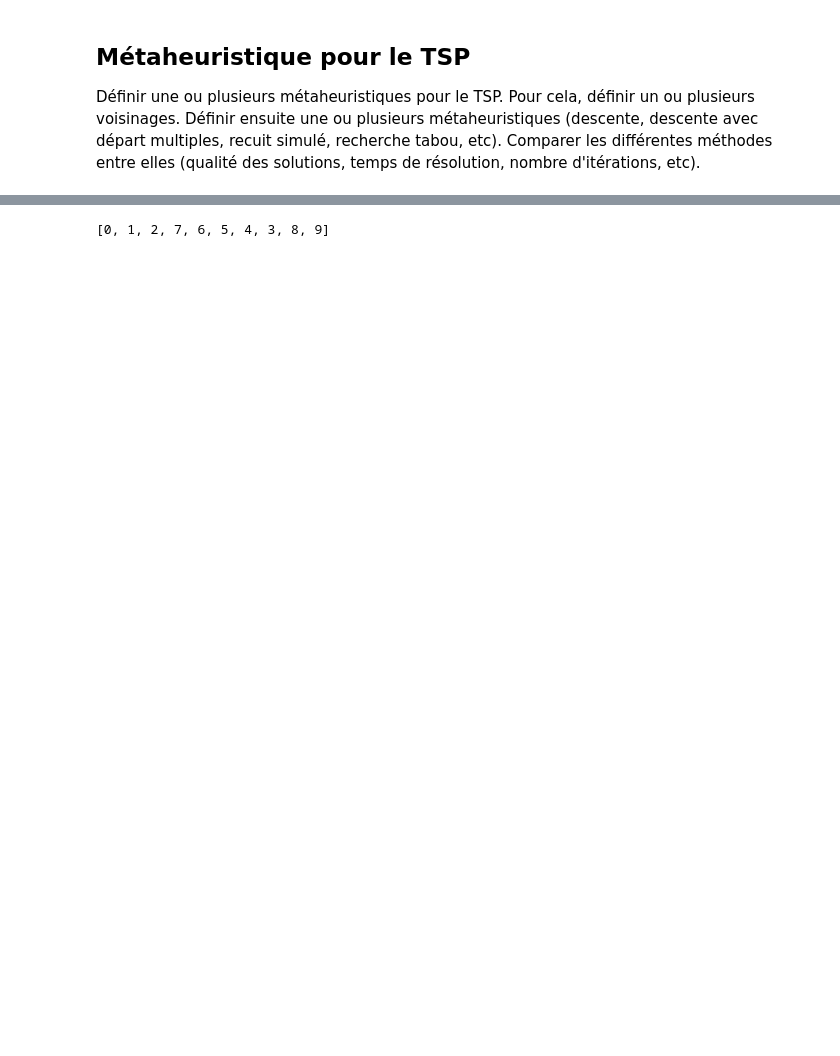
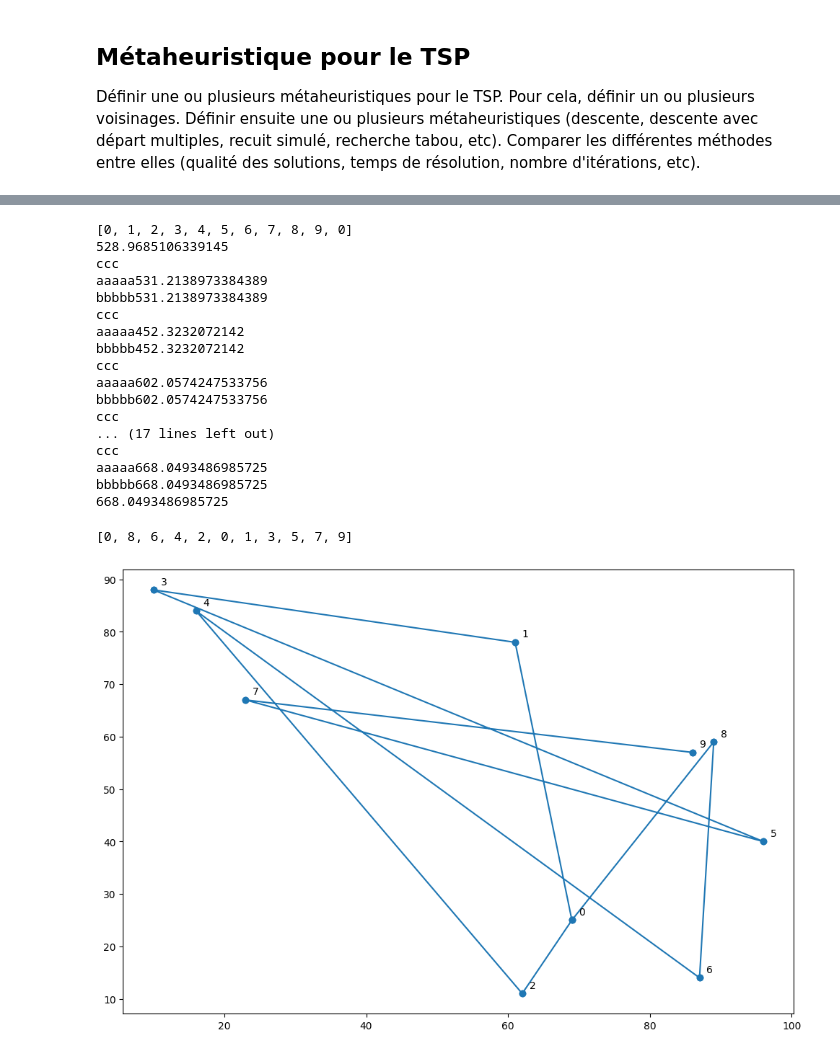
Before and after one commit to LucasAguetai/R5_A11, a Jupyter notebook: tp_aide_decision.ipynb, the cells around one changed output, grey strips where cells are left out. Cells and saved outputs as stored; diff of their text form; code cells hidden in the pictures; blank space fills up the shorter version.

```diff
--- a/tp_aide_decision.ipynb
+++ b/tp_aide_decision.ipynb
@@ -179,22 +179,55 @@ metaheuristique(ins, tour, 1, 2)
 # %%
+tour = list(range(len(ins.coords.x)))
+
 def change_arrete(instance, tour, labels = True) :
     affichage_instance(ins, labels)
     i=0
+    j=0
     tour_avec_retour = tour + [tour[0]]
+    print(tour_avec_retour)
     time = cout_tour(instance, tour_avec_retour)
-    while i<len(tour) :
-        tour_avec_retour[a], tour_avec_retour[b] = tour_avec_retour[b], tour_avec_retour[a]
-        x = [ins.coords.x[p] for p in tour_avec_retour]
-        y = [ins.coords.y[p] for p in tour_avec_retour]
-        plt.plot(x, y, "o-")
-        if cout_tour(ins, tour) > cout_tour(ins, tour_avec_retour) :
-            return tour_avec_retour
-        else :
-            return tour
+    print(time)
+    while i<=len(tour) :
+        while j<=len(tour) :
+            if i==j :
+                j+=1
+            tour_tmp = reverse(tour_avec_retour, i, j)
+            print("aaaaa" + str(cout_tour(instance, tour_tmp)))
+            print("bbbbb" + str(cout_tour(instance, tour_avec_retour)))
+            if cout_tour(instance, tour_tmp) < time :
+                tour_avec_retour = tour_tmp
+            j += 1
+        i +=1
+    x = [ins.coords.x[p] for p in tour_avec_retour]
+    y = [ins.coords.y[p] for p in tour_avec_retour]
+    plt.plot(x, y, "o-")
+    print(cout_tour(instance, tour_avec_retour))
+    return tour_avec_retour
 
 
 def reverse(tab, a, b):
     tab[a:b+1] = reversed(tab[a:b+1])
+    print("ccc")
     return tab
+
+change_arrete(ins, tour)
 # %% [output]
-[0, 1, 2, 7, 6, 5, 4, 3, 8, 9]
+[0, 1, 2, 3, 4, 5, 6, 7, 8, 9, 0]
+528.9685106339145
+ccc
+aaaaa531.2138973384389
+bbbbb531.2138973384389
+ccc
+aaaaa452.3232072142
+bbbbb452.3232072142
+ccc
+aaaaa602.0574247533756
+bbbbb602.0574247533756
+ccc
+... (17 lines left out)
+ccc
+aaaaa668.0493486985725
+bbbbb668.0493486985725
+668.0493486985725
+[0, 8, 6, 4, 2, 0, 1, 3, 5, 7, 9]
+[figure, added]
```
Also changed, not shown: parts of 6 cells of this notebook, 1 other file.
